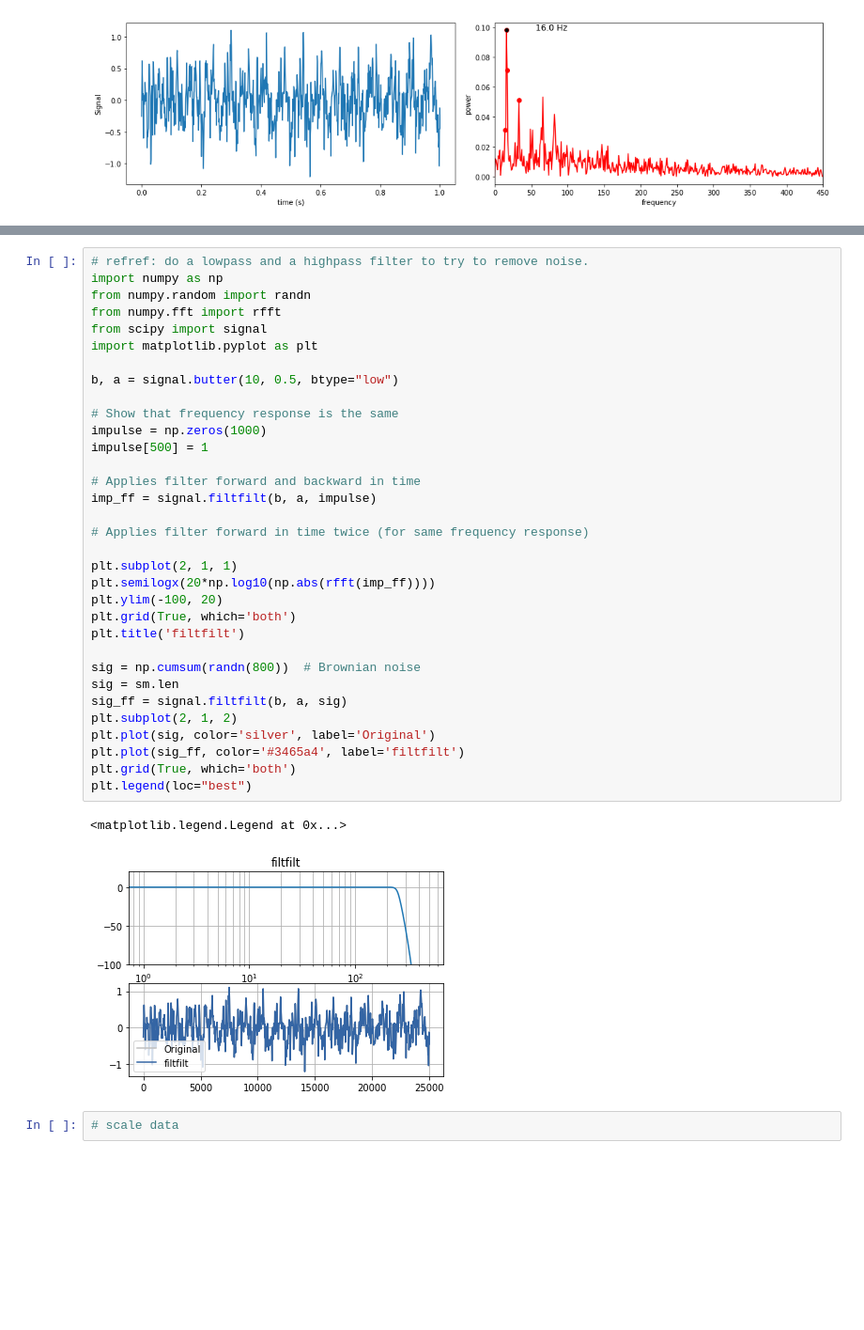
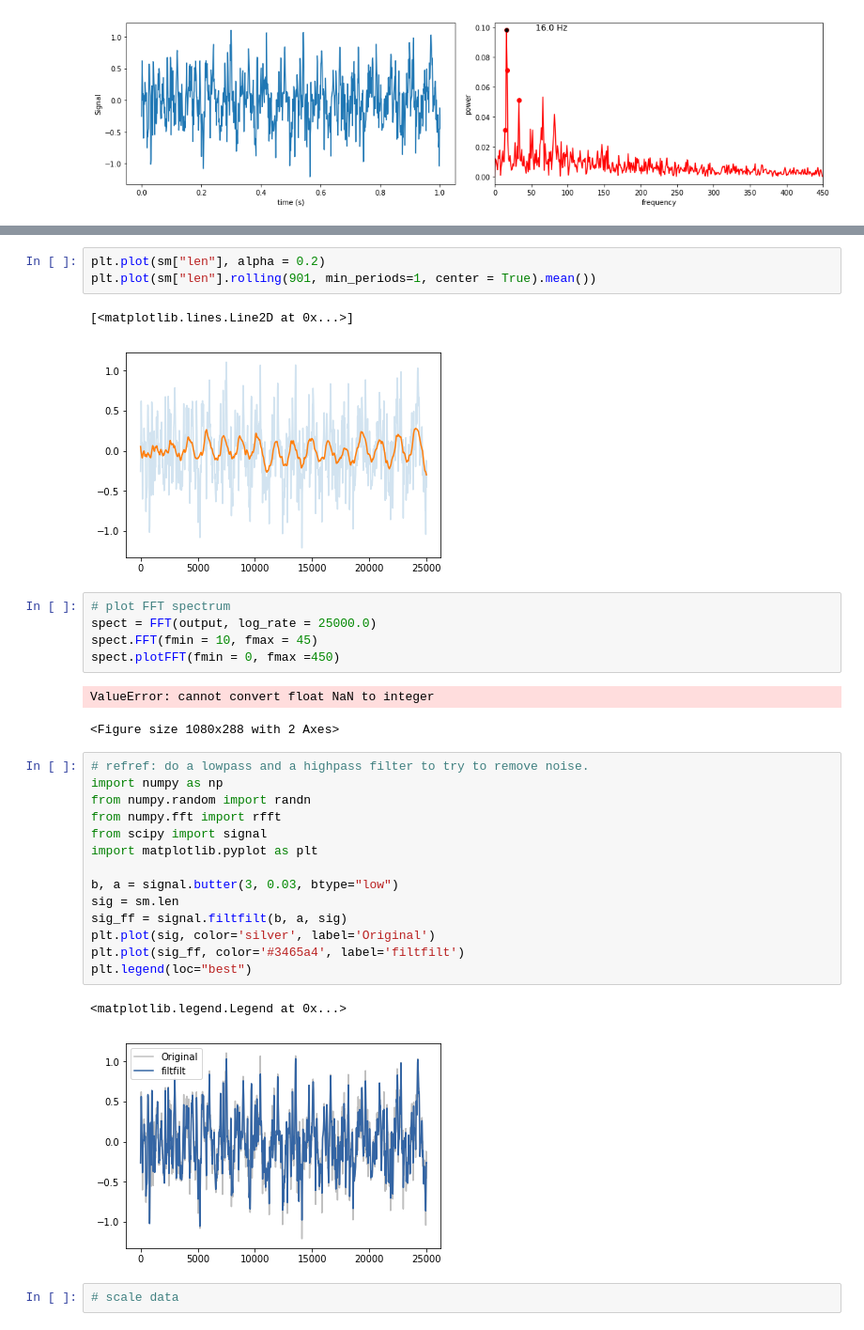
Before and after one commit to callinSwitzer/MuscleTimeseriesPrediction, a Jupyter notebook: PredictMuscleLength_artificialData.ipynb, the cells around one changed output, grey strips where cells are left out. Shown at 94% size. Saved outputs shown, nothing was run; the diff lists cells and outputs as text; blank space fills up the shorter version.

Commit message:
did more filtering

```diff
--- a/PredictMuscleLength_artificialData.ipynb
+++ b/PredictMuscleLength_artificialData.ipynb
@@ -125,39 +162,34 @@ spect.plotFFT(fmin = 0, fmax =450)
+# %%
+plt.plot(sm["len"], alpha = 0.2)
+plt.plot(sm["len"].rolling(901, min_periods=1, center = True).mean())
+# %% [output]
+[<matplotlib.lines.Line2D at 0x...>]
+[figure, added]
+# %%
+# plot FFT spectrum
+spect = FFT(output, log_rate = 25000.0)
+spect.FFT(fmin = 10, fmax = 45)
+spect.plotFFT(fmin = 0, fmax =450)
+# %% [output]
+ValueError: cannot convert float NaN to integer
+<Figure size 1080x288 with 2 Axes>
 # %%
 # refref: do a lowpass and a highpass filter to try to remove noise.
 import numpy as np
 from numpy.random import randn
 from numpy.fft import rfft
 from scipy import signal
 import matplotlib.pyplot as plt
 
-b, a = signal.butter(10, 0.5, btype="low")
-
-# Show that frequency response is the same
-impulse = np.zeros(1000)
-impulse[500] = 1
-
-# Applies filter forward and backward in time
-imp_ff = signal.filtfilt(b, a, impulse)
-
-# Applies filter forward in time twice (for same frequency response)
-
-plt.subplot(2, 1, 1)
-plt.semilogx(20*np.log10(np.abs(rfft(imp_ff))))
-plt.ylim(-100, 20)
-plt.grid(True, which='both')
-plt.title('filtfilt')
-
-sig = np.cumsum(randn(800))  # Brownian noise
+b, a = signal.butter(3, 0.03, btype="low")
 sig = sm.len
 sig_ff = signal.filtfilt(b, a, sig)
-plt.subplot(2, 1, 2)
 plt.plot(sig, color='silver', label='Original')
 plt.plot(sig_ff, color='#3465a4', label='filtfilt')
-plt.grid(True, which='both')
 plt.legend(loc="best")
 # %% [output]
 <matplotlib.legend.Legend at 0x...>
-[figure, old version]
+[figure, new version]
 # %%
 # scale data
 # %%
```
Also changed, not shown: parts of 5 cells of this notebook.
